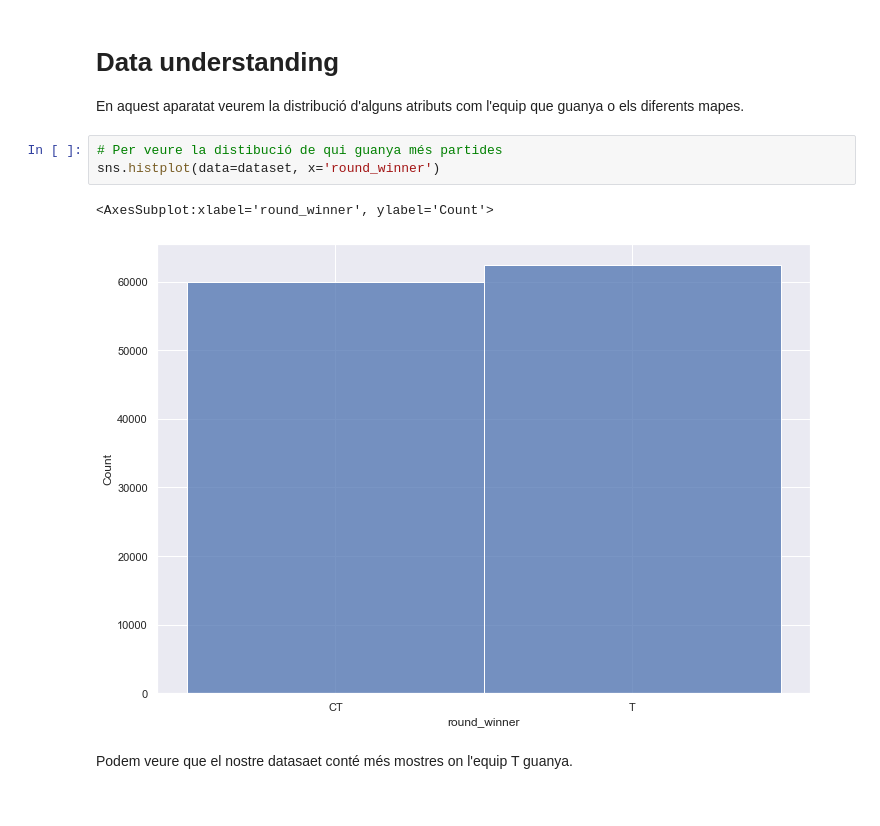
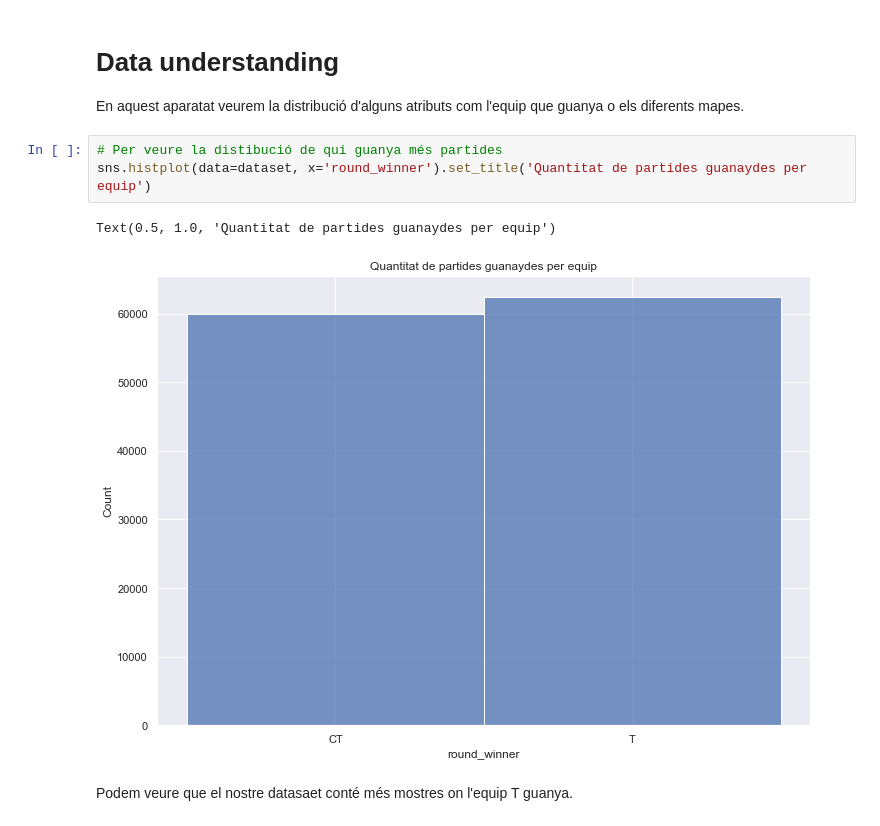
Before and after one commit to VictorGonzalezEscriba/Kaggle-CSGO, a Jupyter notebook: notebooks/develop.ipynb, the cells around one changed output. Saved outputs shown, nothing was run; the diff lists cells and outputs as text.

```diff
--- a/notebooks/develop.ipynb
+++ b/notebooks/develop.ipynb
@@ -44,10 +46,10 @@ Podem veure que es tracta d'una base de dades de 122410 files i 97 columnes.
 En aquest aparatat veurem la distribució d'alguns atributs com l'equip que guanya o els diferents mapes.
 # %%
 # Per veure la distibució de qui guanya més partides
-sns.histplot(data=dataset, x='round_winner')
+sns.histplot(data=dataset, x='round_winner').set_title('Quantitat de partides guanaydes per equip')
 # %% [output]
-<AxesSubplot:xlabel='round_winner', ylabel='Count'>
+Text(0.5, 1.0, 'Quantitat de partides guanaydes per equip')
-[figure, old version]
+[figure, new version]
 # %% [markdown]
 Podem veure que el nostre datasaet conté més mostres on l'equip T guanya.
 # %%
```
Also changed, not shown: parts of 17 cells of this notebook, 6 other files.
